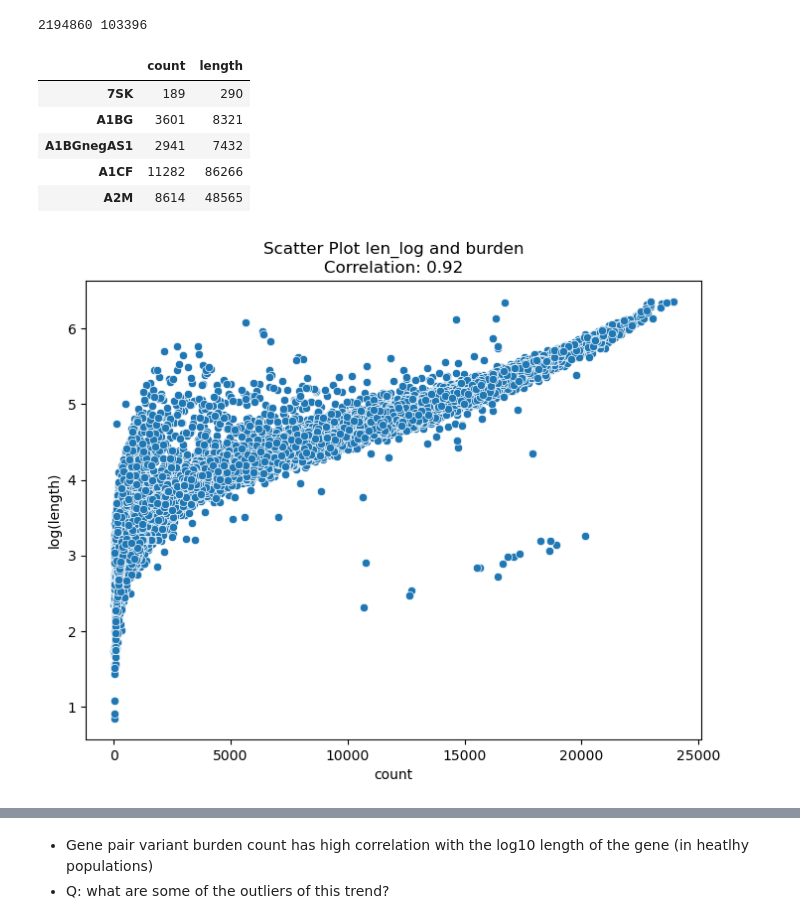
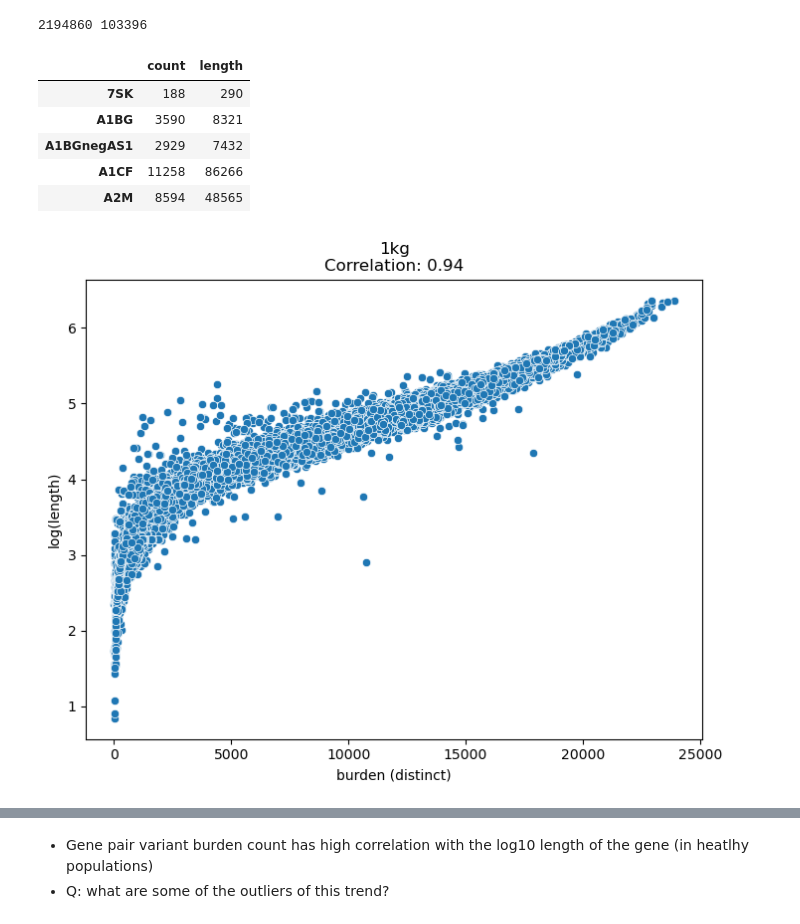
Before and after one commit to jakekrol/genefusion, a Jupyter notebook: scripts/python/prostate_analysis.ipynb, the cells around one changed output, grey strips where cells are left out. Drawn from its saved outputs; the diff is of its cells as text; code cells hidden in the pictures.

Commit message:
prostate: burden distinct and fixes/cleanup

```diff
--- a/scripts/python/prostate_analysis.ipynb
+++ b/scripts/python/prostate_analysis.ipynb
@@ -806,0 +816,8 @@ import seaborn as sns
+# %%
+# make sure to only loop row idx since some genes are excluded if empty
+# columns contain all possible genes
+queries_H_d = []
+for g in H_distinct.index:
+    # gene, row, col
+    queries_H_d.append((g, H_distinct.loc[g,:], H_distinct.loc[:, g]))
+queries_H_d[1]
@@ -806,0 +842,6 @@ import seaborn as sns
+# %%
+H_burd_distinct = {}
+for i,x in enumerate(queries_H_d):
+    gene, ser_row, ser_col = x
+    print(i,gene)
+    H_burd_distinct[gene] = burden_distinct(gene, ser_row, ser_col)
@@ -806,0 +866,6 @@ import seaborn as sns
+# %%
+H_burd_distinct_ser = pd.Series(H_burd_distinct)
+H_burd_distinct_ser.hist()
+
+plt.title('1kg burden distinct distribution')
+plt.grid(False)
@@ -852,34 +928,33 @@ print(117716095 - 115521235, 37721160 - 37617764)
 # %% [output]
 2194860 103396
 # %%
-from sklearn.preprocessing import MinMaxScaler
-df = burden_distincts_ser.to_frame()
-df.columns = ['count']
-df['length'] = df.index.map(lambda x: gene_location(df_genes, x)[2] - gene_location(df_genes, x)[1])
-df.head()
+H_burd_distinct_df = H_burd_distinct_ser.to_frame()
+H_burd_distinct_df.columns = ['count']
+H_burd_distinct_df['length'] = H_burd_distinct_df.index.map(lambda x: gene_location(df_genes, x)[2] - gene_location(df_genes, x)[1])
+H_burd_distinct_df.head()
 # %% [output]
 |  | count | length |
-| 7SK | 189 | 290 |
-| A1BG | 3601 | 8321 |
-| A1BGnegAS1 | 2941 | 7432 |
-| A1CF | 11282 | 86266 |
-| A2M | 8614 | 48565 |
+| 7SK | 188 | 290 |
+| A1BG | 3590 | 8321 |
+| A1BGnegAS1 | 2929 | 7432 |
+| A1CF | 11258 | 86266 |
+| A2M | 8594 | 48565 |
 # %%
-df['len_log'] = df['length'].apply(np.log10)
-cor = df['len_log'].corr(df['count'])
-correlation = df['len_log'].corr(df['count'])
+H_burd_distinct_df['len_log'] = H_burd_distinct_df['length'].apply(np.log10)
+cor = H_burd_distinct_df['len_log'].corr(H_burd_distinct_df['count'])
+correlation = H_burd_distinct_df['len_log'].corr(H_burd_distinct_df['count'])
 
 # Create a scatter plot to visualize the correlation
 plt.figure(figsize=(8, 6))
-sns.scatterplot(x='count', y='len_log', data=df)
+sns.scatterplot(x='count', y='len_log', data=H_burd_distinct_df)
 
 # Display the correlation coefficient on the plot
-plt.title(f'Scatter Plot len_log and burden\nCorrelation: {correlation:.2f}')
-plt.xlabel('count')
+plt.title(f'1kg\nCorrelation: {correlation:.2f}')
+plt.xlabel('burden (distinct)')
 plt.ylabel('log(length)')
 
 # Show the plot
 plt.show()
 # %% [output]
-[figure, old version]
+[figure, new version]
 # %%
```
Also changed, not shown: parts of 52 cells of this notebook.
